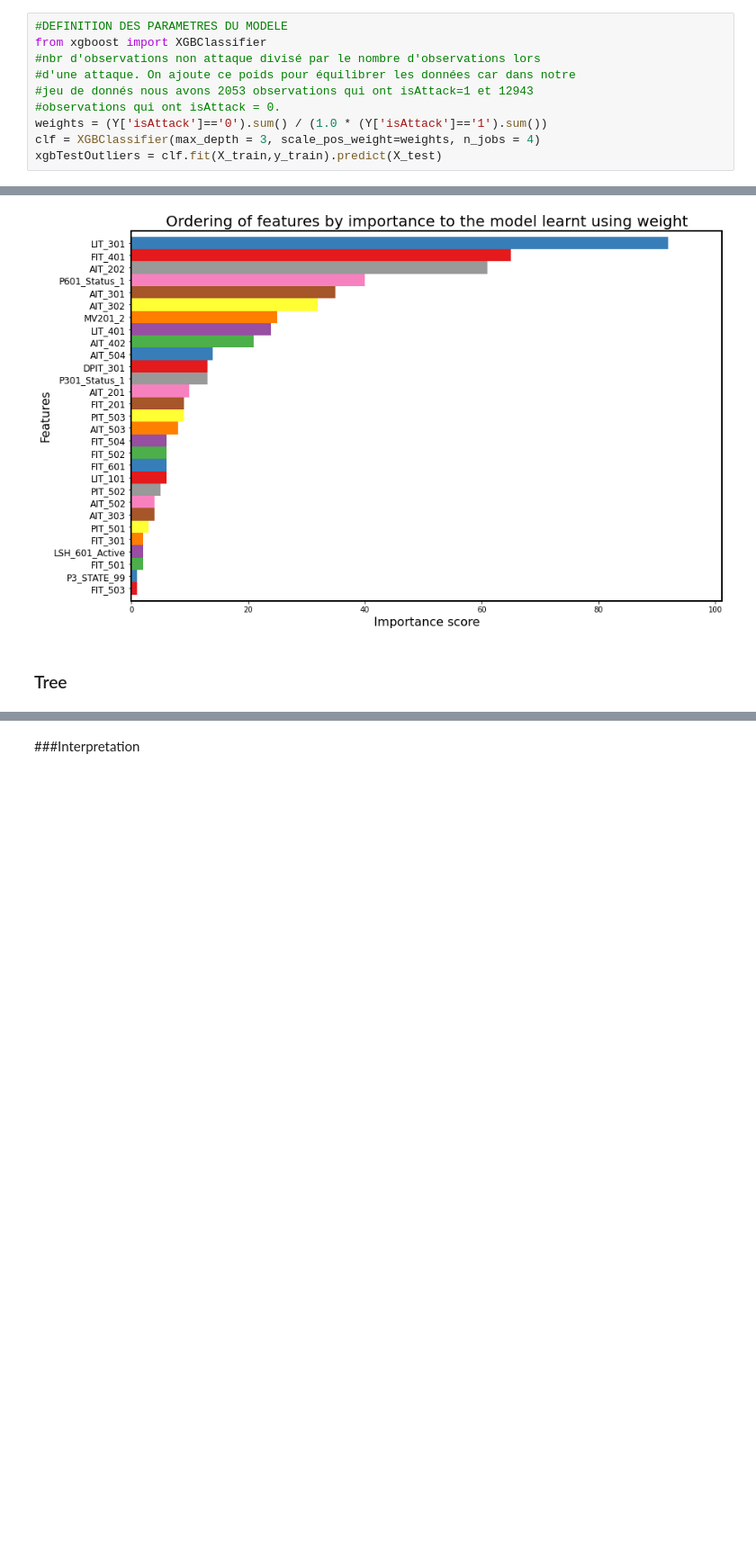
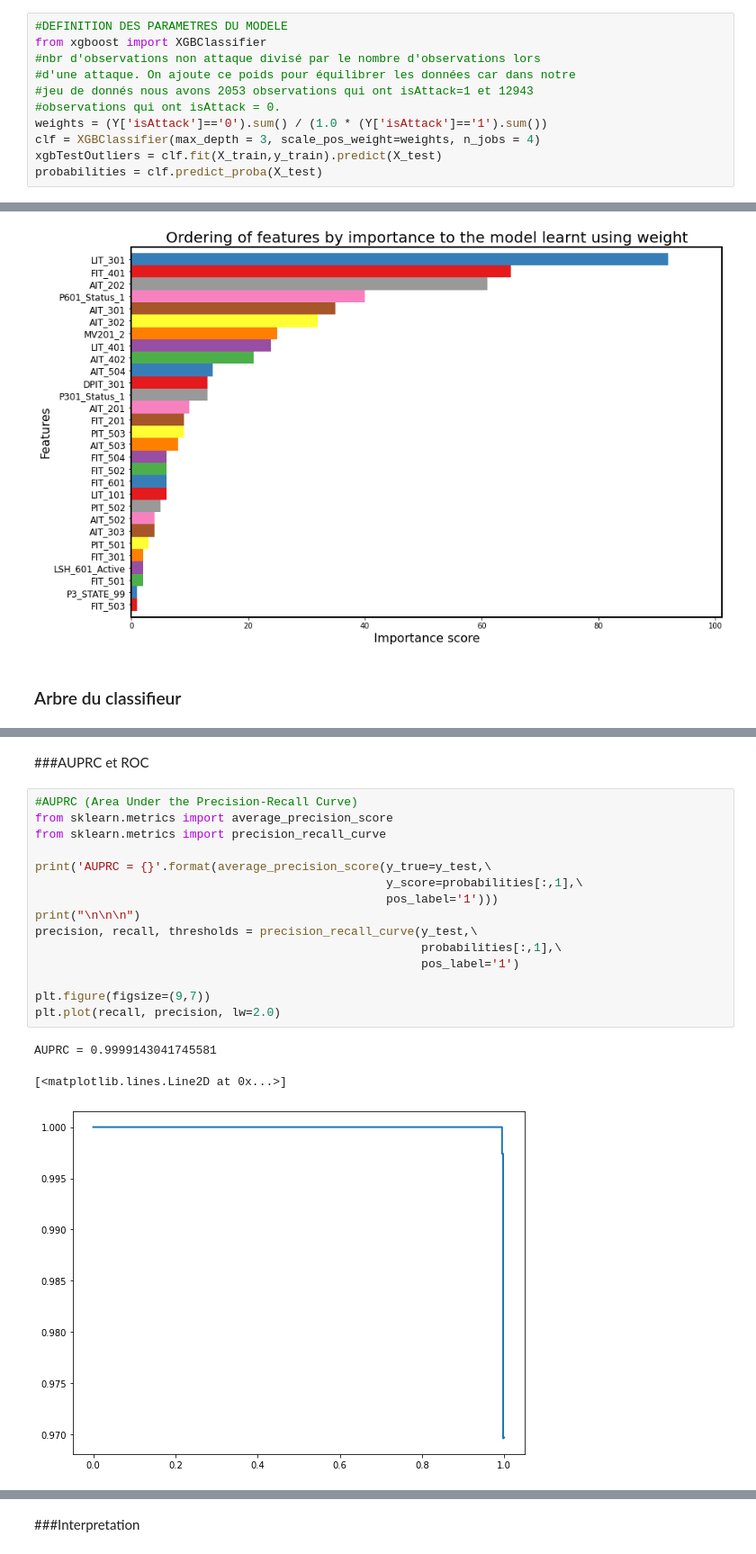
Before and after one commit to lnassabain/Anomaly-detection-and-prediction-for-Water-treatment-system, a Jupyter notebook: clean_data.ipynb, the cells around one changed output, grey strips where cells are left out. Shown at 90% size. Saved outputs shown, nothing was run; the diff lists cells and outputs as text; blank space fills up the shorter version.

Commit message:
Ajout courbe AUPRC et ROC

```diff
--- a/clean_data.ipynb
+++ b/clean_data.ipynb
@@ -918,6 +918,7 @@ from xgboost import XGBClassifier
 weights = (Y['isAttack']=='0').sum() / (1.0 * (Y['isAttack']=='1').sum())
 clf = XGBClassifier(max_depth = 3, scale_pos_weight=weights, n_jobs = 4)
 xgbTestOutliers = clf.fit(X_train,y_train).predict(X_test)
+probabilities = clf.predict_proba(X_test)
 # %%
 #EVALUATION DE L'EFFICACITE DE L'ALGO
 compTab2 = y_test.copy()
@@ -1011,9 +1012,30 @@ ax.set_title('Ordering of features by importance to the model learnt ' \
 # %% [output]
 [figure]
 # %% [markdown]
-### Tree
+### Arbre du classifieur
 # %%
 from xgboost import to_graphviz
 to_graphviz(clf)
 # %% [output]
 [drawing not drawn]
+# %% [markdown]
+###AUPRC et ROC
+# %%
+#AUPRC (Area Under the Precision-Recall Curve)
+from sklearn.metrics import average_precision_score
+from sklearn.metrics import precision_recall_curve
+
+print('AUPRC = {}'.format(average_precision_score(y_true=y_test,\
+                                                  y_score=probabilities[:,1],\
+                                                  pos_label='1')))
+print("\n\n\n")
+precision, recall, thresholds = precision_recall_curve(y_test,\
+                                                       probabilities[:,1],\
+                                                       pos_label='1')
+
+plt.figure(figsize=(9,7))
+plt.plot(recall, precision, lw=2.0)
+# %% [output]
+AUPRC = 0.9999143041745581
+[<matplotlib.lines.Line2D at 0x...>]
+[figure, added]
```
Also changed, not shown: parts of 1 cell of this notebook.
